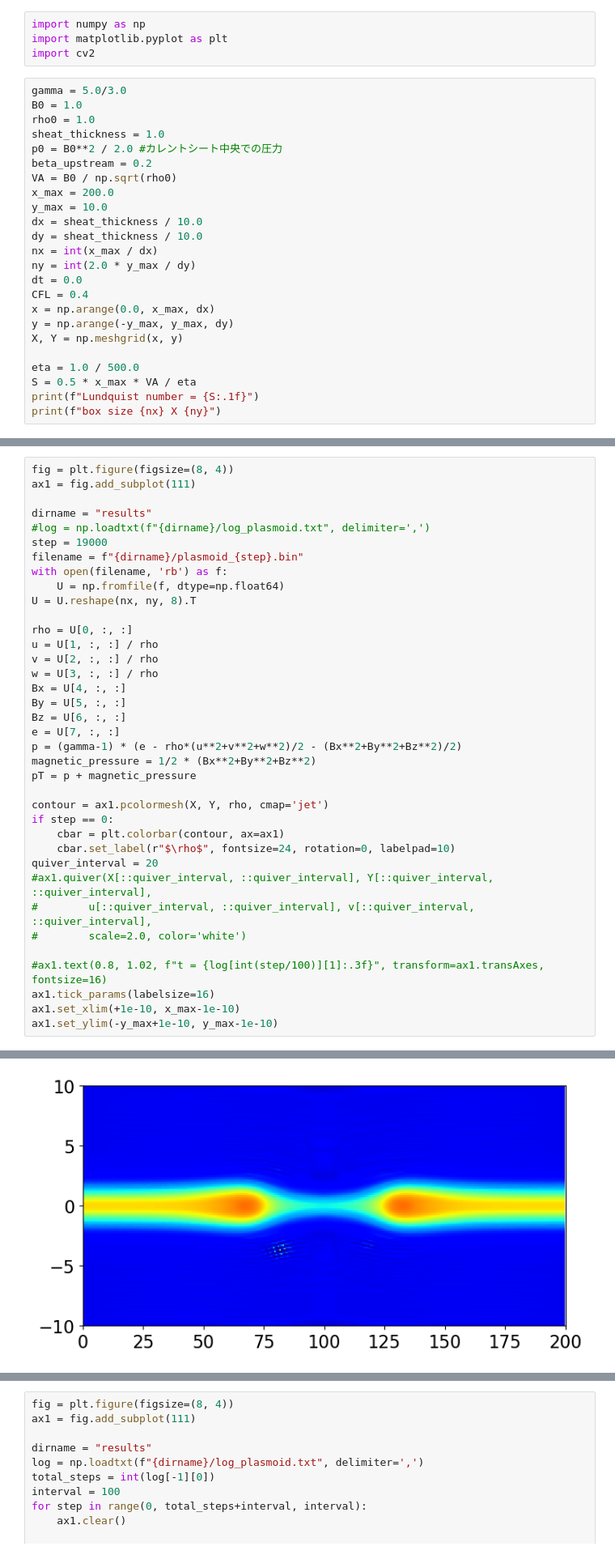
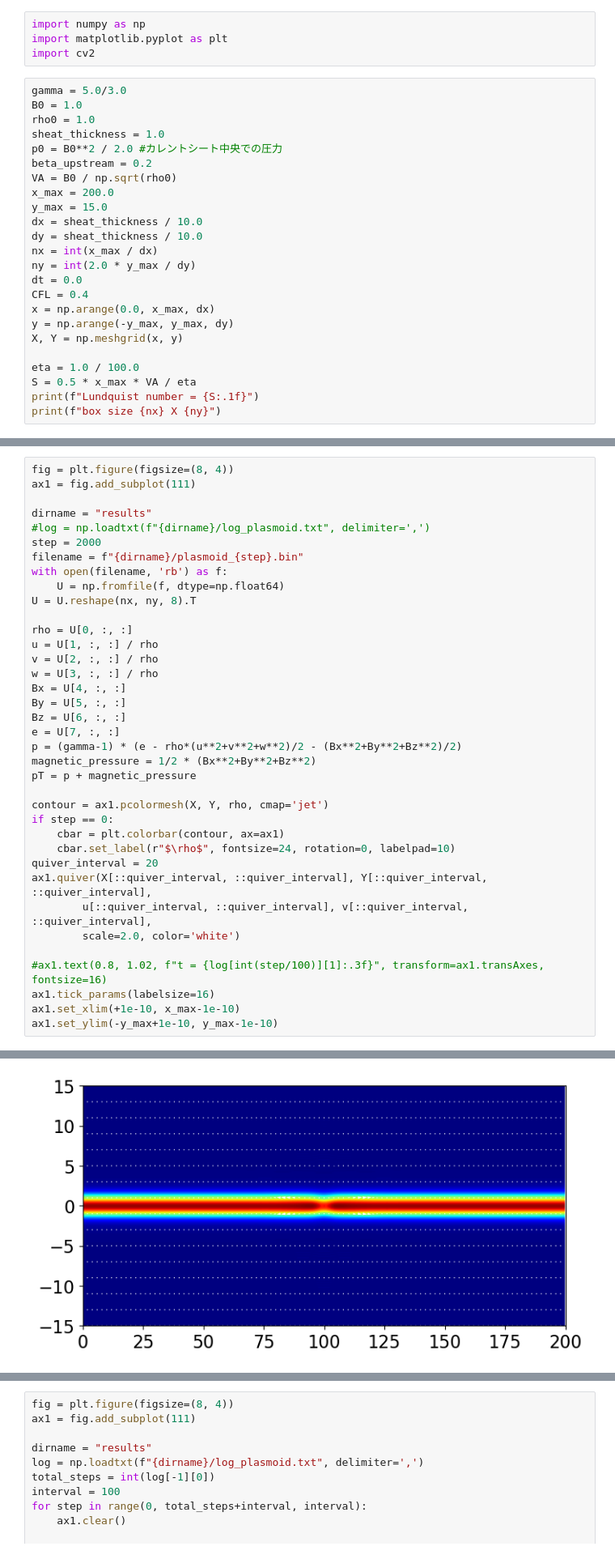
Before and after one commit to keita-akutagawa/ResistiveMHD_GPU, a Jupyter notebook: examples_2D/plasmoid/plasmoid.ipynb, the cells around one changed output, grey strips where cells are left out. Shown at 81% size. Saved outputs shown, nothing was run; the diff lists cells and outputs as text.

```diff
--- a/examples_2D/plasmoid/plasmoid.ipynb
+++ b/examples_2D/plasmoid/plasmoid.ipynb
@@ -11,7 +11,7 @@ p0 = B0**2 / 2.0 #カレントシート中央での圧力
 beta_upstream = 0.2
 VA = B0 / np.sqrt(rho0)
 x_max = 200.0
-y_max = 10.0
+y_max = 15.0
 dx = sheat_thickness / 10.0
 dy = sheat_thickness / 10.0
 nx = int(x_max / dx)
@@ -22,7 +22,7 @@ x = np.arange(0.0, x_max, dx)
 y = np.arange(-y_max, y_max, dy)
 X, Y = np.meshgrid(x, y)
 
-eta = 1.0 / 500.0
+eta = 1.0 / 100.0
 S = 0.5 * x_max * VA / eta
 print(f"Lundquist number = {S:.1f}")
 print(f"box size {nx} X {ny}")
@@ -35,7 +35,7 @@ ax1 = fig.add_subplot(111)
 
 dirname = "results"
 #log = np.loadtxt(f"{dirname}/log_plasmoid.txt", delimiter=',')
-step = 19000
+step = 2000
 filename = f"{dirname}/plasmoid_{step}.bin"
 with open(filename, 'rb') as f:
     U = np.fromfile(f, dtype=np.float64)
@@ -58,9 +58,9 @@ if step == 0:
     cbar = plt.colorbar(contour, ax=ax1)
     cbar.set_label(r"$\rho$", fontsize=24, rotation=0, labelpad=10)
 quiver_interval = 20
-#ax1.quiver(X[::quiver_interval, ::quiver_interval], Y[::quiver_interval, ::quiver_interval],
-#        u[::quiver_interval, ::quiver_interval], v[::quiver_interval, ::quiver_interval],
-#        scale=2.0, color='white')
+ax1.quiver(X[::quiver_interval, ::quiver_interval], Y[::quiver_interval, ::quiver_interval],
+        u[::quiver_interval, ::quiver_interval], v[::quiver_interval, ::quiver_interval],
+        scale=2.0, color='white')
 
 #ax1.text(0.8, 1.02, f"t = {log[int(step/100)][1]:.3f}", transform=ax1.transAxes, fontsize=16)
 ax1.tick_params(labelsize=16)
@@ -71,4 +71,4 @@ ax1.set_ylim(-y_max+1e-10, y_max-1e-10)
-[figure, old version]
+[figure, new version]
 # %%
 fig = plt.figure(figsize=(8, 4))
 ax1 = fig.add_subplot(111)
```
Also changed, not shown: parts of 4 cells of this notebook, 1 other file.
